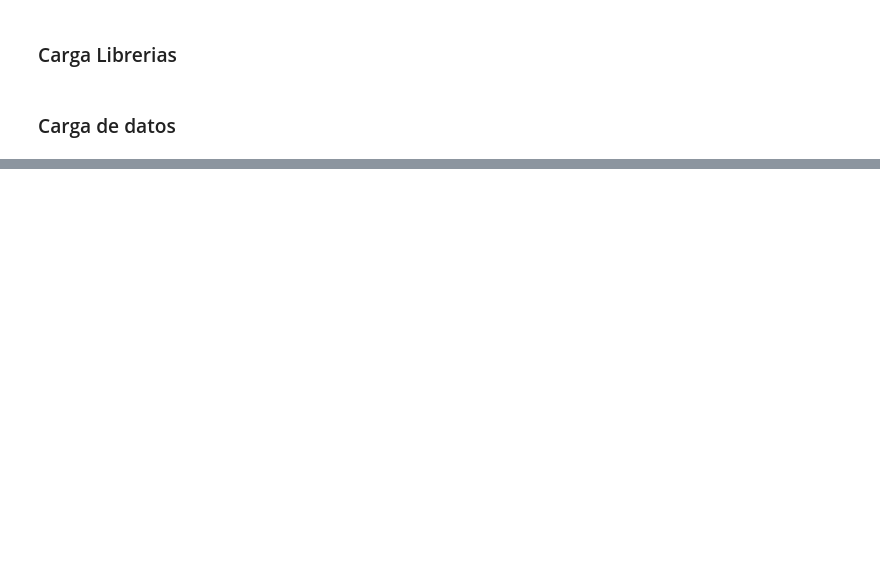
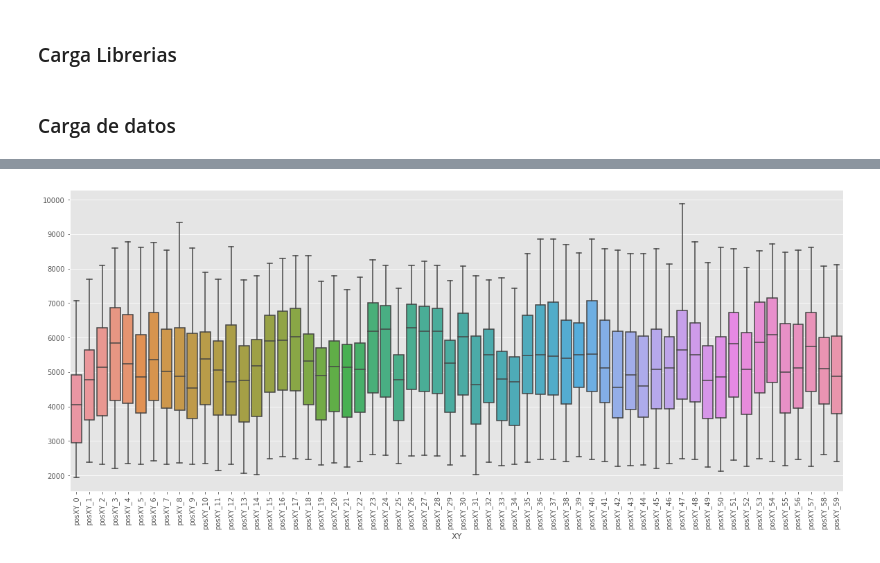
Before and after one commit to SamuelCortez2008/EDA_Estadistica, a Jupyter notebook: main_ndvi_fuera.ipynb, the cells around one changed output, grey strips where cells are left out. Cells and saved outputs as stored; diff of their text form; code cells hidden in the pictures; blank space fills up the shorter version.

```diff
--- a/main_ndvi_fuera.ipynb
+++ b/main_ndvi_fuera.ipynb
@@ -73,0 +220,3 @@ Name: 59, Length: 483, dtype: float64
+# %%
+ENCINAR_df = data_group.get_group('ENCINAR')
+ENCINAR_df.head()
@@ -73,0 +232,5 @@ Name: 59, Length: 483, dtype: float64
+# %%
+ENCINAR_df_2 = ENCINAR_df.copy()
+# %%
+ENCINAR_df_3 = ENCINAR_df_2.iloc[:,:-1].transpose()
+ENCINAR_df_3.head()
@@ -73,0 +245,3 @@ Name: 59, Length: 483, dtype: float64
+# %%
+ENCINAR_df_3.rename_axis('Fecha', axis = 'index', inplace = True)
+ENCINAR_df_3.head()
@@ -73,0 +290,8 @@ Name: 59, Length: 483, dtype: float64
+# %%
+fig_box_E, ax_box_E = plt.subplots(nrows=1, ncols = 1, figsize= (20,8))
+sns.boxplot(data = ENCINAR_df_3, ax = ax_box_E)
+#plt.tight_layout()
+plt.xticks(rotation = 90)
+plt.show()
+# %% [output]
+[figure, added]
```
Also changed, not shown: parts of 40 cells of this notebook.
